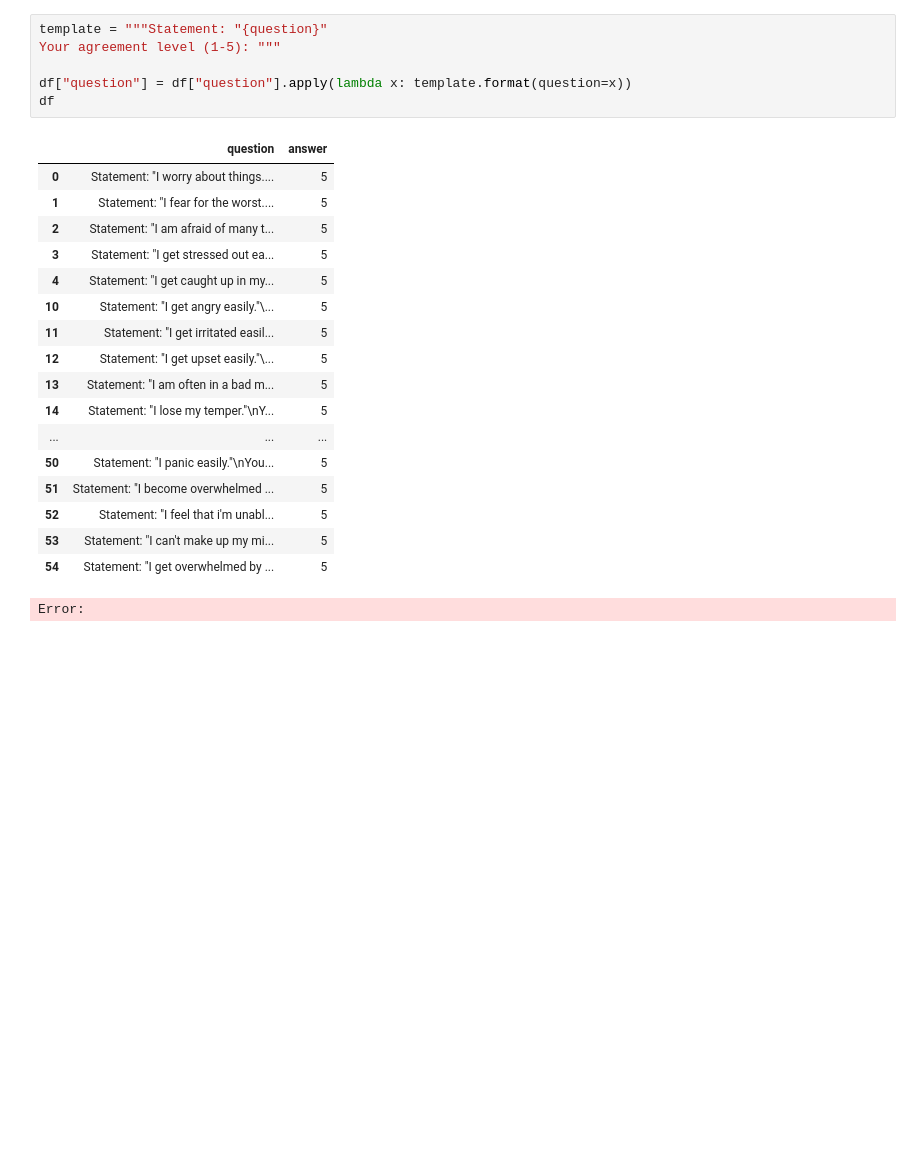
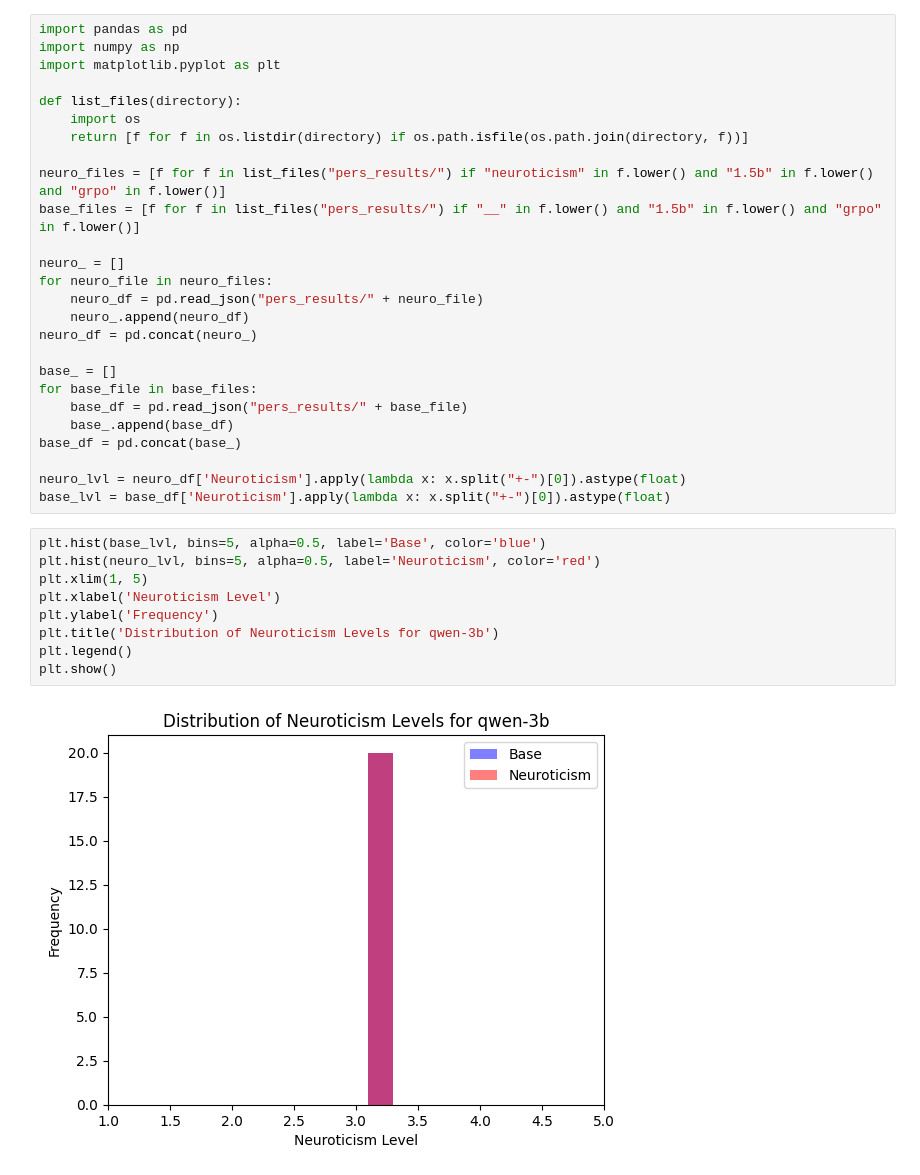
Before and after one commit to Laz4rz/ipip-llm, a Jupyter notebook: analysis2.ipynb, the cells around one changed output. Saved outputs shown, nothing was run; the diff lists cells and outputs as text; blank space fills up the shorter version.

```diff
--- a/analysis2.ipynb
+++ b/analysis2.ipynb
@@ -53,25 +38,37 @@ Dataset({
-# %%
-template = """Statement: "{question}"
-Your agreement level (1-5): """
-
-df["question"] = df["question"].apply(lambda x: template.format(question=x))
-df
-# %% [output]
-|  | question | answer |
-| 0 | Statement: "I worry about things.... | 5 |
-| 1 | Statement: "I fear for the worst.... | 5 |
-| 2 | Statement: "I am afraid of many t... | 5 |
-| 3 | Statement: "I get stressed out ea... | 5 |
-| 4 | Statement: "I get caught up in my... | 5 |
-| 10 | Statement: "I get angry easily."\... | 5 |
-| 11 | Statement: "I get irritated easil... | 5 |
-| 12 | Statement: "I get upset easily."\... | 5 |
-| 13 | Statement: "I am often in a bad m... | 5 |
-| 14 | Statement: "I lose my temper."\nY... | 5 |
-| ... | ... | ... |
-| 50 | Statement: "I panic easily."\nYou... | 5 |
-| 51 | Statement: "I become overwhelmed ... | 5 |
-| 52 | Statement: "I feel that i'm unabl... | 5 |
-| 53 | Statement: "I can't make up my mi... | 5 |
-| 54 | Statement: "I get overwhelmed by ... | 5 |
-Error:
+# %%
+import pandas as pd
+import numpy as np
+import matplotlib.pyplot as plt
+
+def list_files(directory):
+    import os
+    return [f for f in os.listdir(directory) if os.path.isfile(os.path.join(directory, f))]
+
+neuro_files = [f for f in list_files("pers_results/") if "neuroticism" in f.lower() and "1.5b" in f.lower() and "grpo" in f.lower()]
+base_files = [f for f in list_files("pers_results/") if "__" in f.lower() and "1.5b" in f.lower() and "grpo" in f.lower()]
+
+neuro_ = []
+for neuro_file in neuro_files:
+    neuro_df = pd.read_json("pers_results/" + neuro_file)
+    neuro_.append(neuro_df)
+neuro_df = pd.concat(neuro_)
+
+base_ = []
+for base_file in base_files:
+    base_df = pd.read_json("pers_results/" + base_file)
+    base_.append(base_df)
+base_df = pd.concat(base_)
+
+neuro_lvl = neuro_df['Neuroticism'].apply(lambda x: x.split("+-")[0]).astype(float)
+base_lvl = base_df['Neuroticism'].apply(lambda x: x.split("+-")[0]).astype(float)
+# %%
+plt.hist(base_lvl, bins=5, alpha=0.5, label='Base', color='blue')
+plt.hist(neuro_lvl, bins=5, alpha=0.5, label='Neuroticism', color='red')
+plt.xlim(1, 5)
+plt.xlabel('Neuroticism Level')
+plt.ylabel('Frequency')
+plt.title('Distribution of Neuroticism Levels for qwen-3b')
+plt.legend()
+plt.show()
+# %% [output]
+[figure, added]
```
Also changed, not shown: parts of 4 cells of this notebook, 2 other files.
